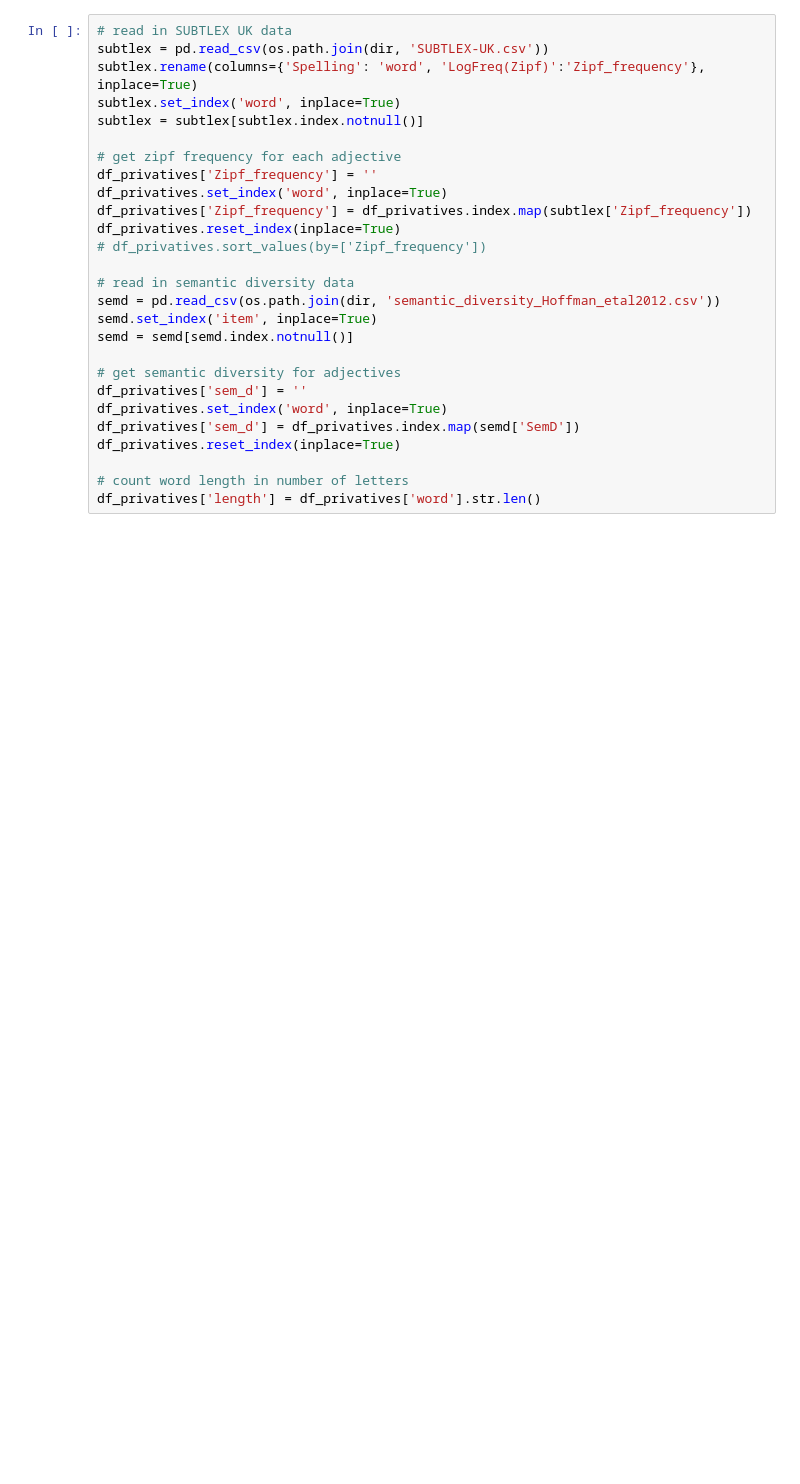
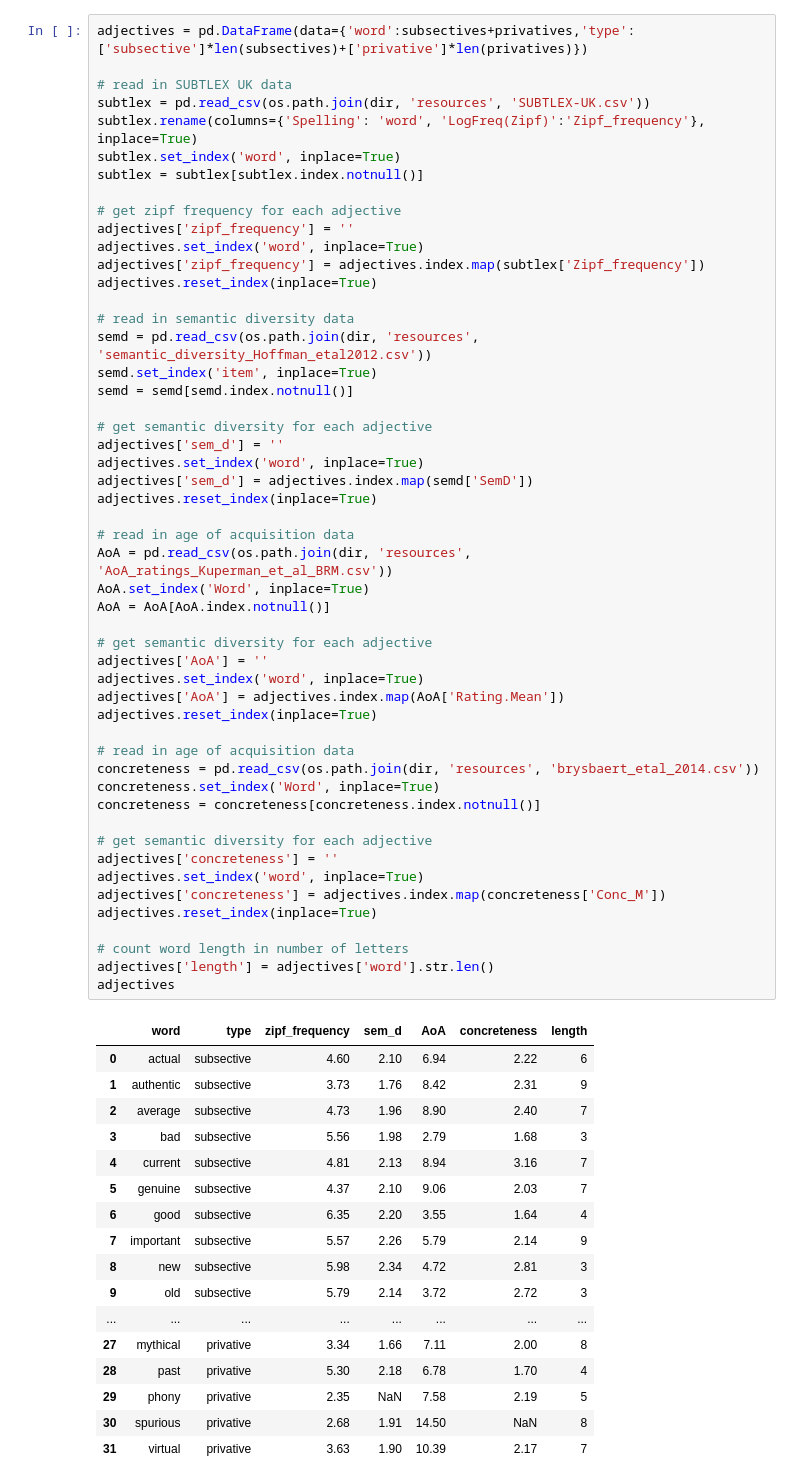
Before and after one commit to rmc-law/FakeDiamond, a Jupyter notebook: stimuli/3_make_and_subselect_phrases.ipynb, the cells around one changed output. Cells and saved outputs as stored; diff of their text form; blank space fills up the shorter version.

```diff
--- a/stimuli/3_make_and_subselect_phrases.ipynb
+++ b/stimuli/3_make_and_subselect_phrases.ipynb
@@ -26,27 +38,69 @@ Implement Excel's VLOOKUP function to get Zipf frequency measures from SUBTLEX-U
 # %%
+adjectives = pd.DataFrame(data={'word':subsectives+privatives,'type':['subsective']*len(subsectives)+['privative']*len(privatives)})
+
 # read in SUBTLEX UK data
-subtlex = pd.read_csv(os.path.join(dir, 'SUBTLEX-UK.csv'))
+subtlex = pd.read_csv(os.path.join(dir, 'resources', 'SUBTLEX-UK.csv'))
 subtlex.rename(columns={'Spelling': 'word', 'LogFreq(Zipf)':'Zipf_frequency'}, inplace=True)
 subtlex.set_index('word', inplace=True)
 subtlex = subtlex[subtlex.index.notnull()]
 
 # get zipf frequency for each adjective
-df_privatives['Zipf_frequency'] = ''
-df_privatives.set_index('word', inplace=True)
-df_privatives['Zipf_frequency'] = df_privatives.index.map(subtlex['Zipf_frequency'])
-df_privatives.reset_index(inplace=True)
-# df_privatives.sort_values(by=['Zipf_frequency'])
+adjectives['zipf_frequency'] = ''
+adjectives.set_index('word', inplace=True)
+adjectives['zipf_frequency'] = adjectives.index.map(subtlex['Zipf_frequency'])
+adjectives.reset_index(inplace=True)
 
 # read in semantic diversity data
-semd = pd.read_csv(os.path.join(dir, 'semantic_diversity_Hoffman_etal2012.csv'))
+semd = pd.read_csv(os.path.join(dir, 'resources', 'semantic_diversity_Hoffman_etal2012.csv'))
 semd.set_index('item', inplace=True)
 semd = semd[semd.index.notnull()]
 
-# get semantic diversity for adjectives
-df_privatives['sem_d'] = ''
-df_privatives.set_index('word', inplace=True)
-df_privatives['sem_d'] = df_privatives.index.map(semd['SemD'])
-df_privatives.reset_index(inplace=True)
+# get semantic diversity for each adjective
+adjectives['sem_d'] = ''
+adjectives.set_index('word', inplace=True)
+adjectives['sem_d'] = adjectives.index.map(semd['SemD'])
+adjectives.reset_index(inplace=True)
+
+# read in age of acquisition data
+AoA = pd.read_csv(os.path.join(dir, 'resources', 'AoA_ratings_Kuperman_et_al_BRM.csv'))
+AoA.set_index('Word', inplace=True)
+AoA = AoA[AoA.index.notnull()]
+
+# get semantic diversity for each adjective
+adjectives['AoA'] = ''
+adjectives.set_index('word', inplace=True)
+adjectives['AoA'] = adjectives.index.map(AoA['Rating.Mean'])
+adjectives.reset_index(inplace=True)
+
+# read in age of acquisition data
+concreteness = pd.read_csv(os.path.join(dir, 'resources', 'brysbaert_etal_2014.csv'))
+concreteness.set_index('Word', inplace=True)
+concreteness = concreteness[concreteness.index.notnull()]
+
+# get semantic diversity for each adjective
+adjectives['concreteness'] = ''
+adjectives.set_index('word', inplace=True)
+adjectives['concreteness'] = adjectives.index.map(concreteness['Conc_M'])
+adjectives.reset_index(inplace=True)
 
 # count word length in number of letters
-df_privatives['length'] = df_privatives['word'].str.len()
+adjectives['length'] = adjectives['word'].str.len()
+adjectives
+# %% [output]
+|  | word | type | zipf_frequency | sem_d | AoA | concreteness | length |
+| 0 | actual | subsective | 4.60 | 2.10 | 6.94 | 2.22 | 6 |
+| 1 | authentic | subsective | 3.73 | 1.76 | 8.42 | 2.31 | 9 |
+| 2 | average | subsective | 4.73 | 1.96 | 8.90 | 2.40 | 7 |
+| 3 | bad | subsective | 5.56 | 1.98 | 2.79 | 1.68 | 3 |
+| 4 | current | subsective | 4.81 | 2.13 | 8.94 | 3.16 | 7 |
+| 5 | genuine | subsective | 4.37 | 2.10 | 9.06 | 2.03 | 7 |
+| 6 | good | subsective | 6.35 | 2.20 | 3.55 | 1.64 | 4 |
+| 7 | important | subsective | 5.57 | 2.26 | 5.79 | 2.14 | 9 |
+| 8 | new | subsective | 5.98 | 2.34 | 4.72 | 2.81 | 3 |
+| 9 | old | subsective | 5.79 | 2.14 | 3.72 | 2.72 | 3 |
+| ... | ... | ... | ... | ... | ... | ... | ... |
+| 27 | mythical | privative | 3.34 | 1.66 | 7.11 | 2.00 | 8 |
+| 28 | past | privative | 5.30 | 2.18 | 6.78 | 1.70 | 4 |
+| 29 | phony | privative | 2.35 | NaN | 7.58 | 2.19 | 5 |
+| 30 | spurious | privative | 2.68 | 1.91 | 14.50 | NaN | 8 |
+| 31 | virtual | privative | 3.63 | 1.90 | 10.39 | 2.17 | 7 |
```
Also changed, not shown: parts of 56 cells of this notebook, 4 other files.
